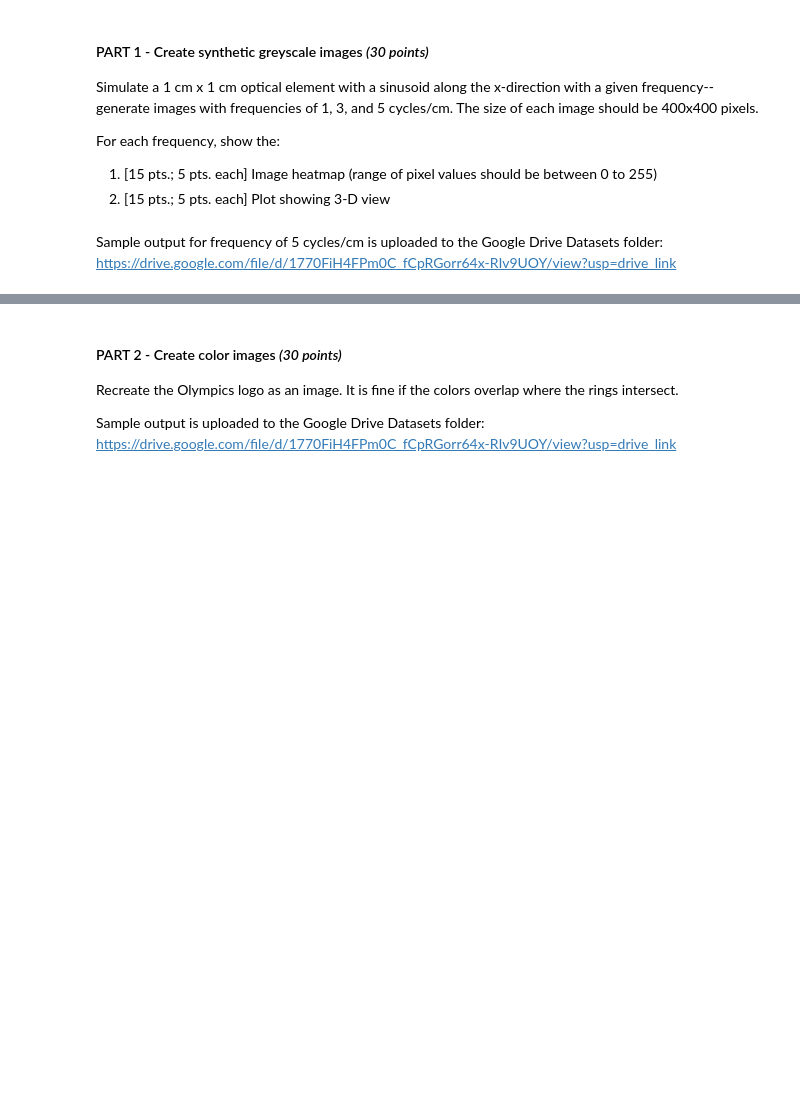
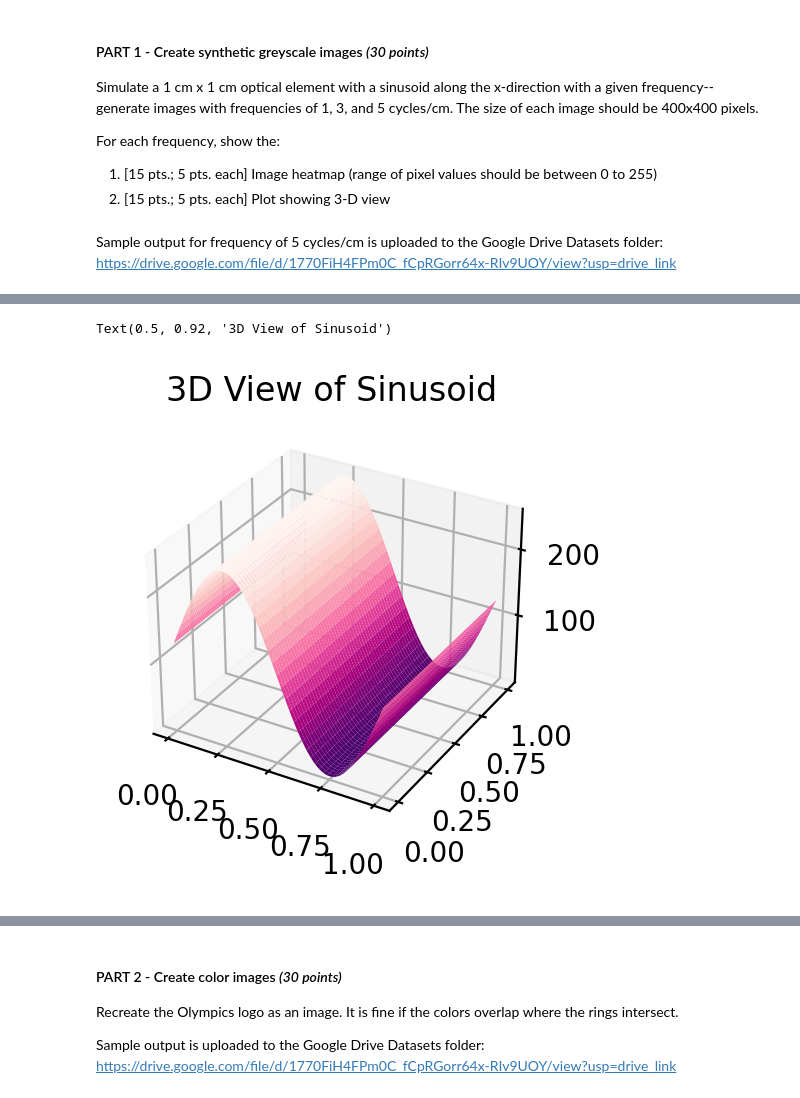
Before and after one commit to davidsaurus/AP_157_Lab, a Jupyter notebook: AP157_lab_assignment_B1.ipynb, the cells around one changed output, grey strips where cells are left out. Saved outputs shown, nothing was run; the diff lists cells and outputs as text; code cells hidden in the pictures; blank space fills up the shorter version.

```diff
--- a/AP157_lab_assignment_B1.ipynb
+++ b/AP157_lab_assignment_B1.ipynb
@@ -49,0 +72,10 @@ Sample output for frequency of 5 cycles/cm is uploaded to the Google Drive Datas
+# %%
+fig = plt.figure(figsize=(6, 6), dpi=200)
+ax = fig.add_subplot(222, projection='3d')
+
+ax.plot_surface(X, Y, sin1, cmap='RdPu_r')
+ax.set_box_aspect(aspect=None)
+ax.set_title("3D View of Sinusoid")
+# %% [output]
+Text(0.5, 0.92, '3D View of Sinusoid')
+[figure, added]
```
Also changed, not shown: parts of 9 cells of this notebook, 3 other files.
